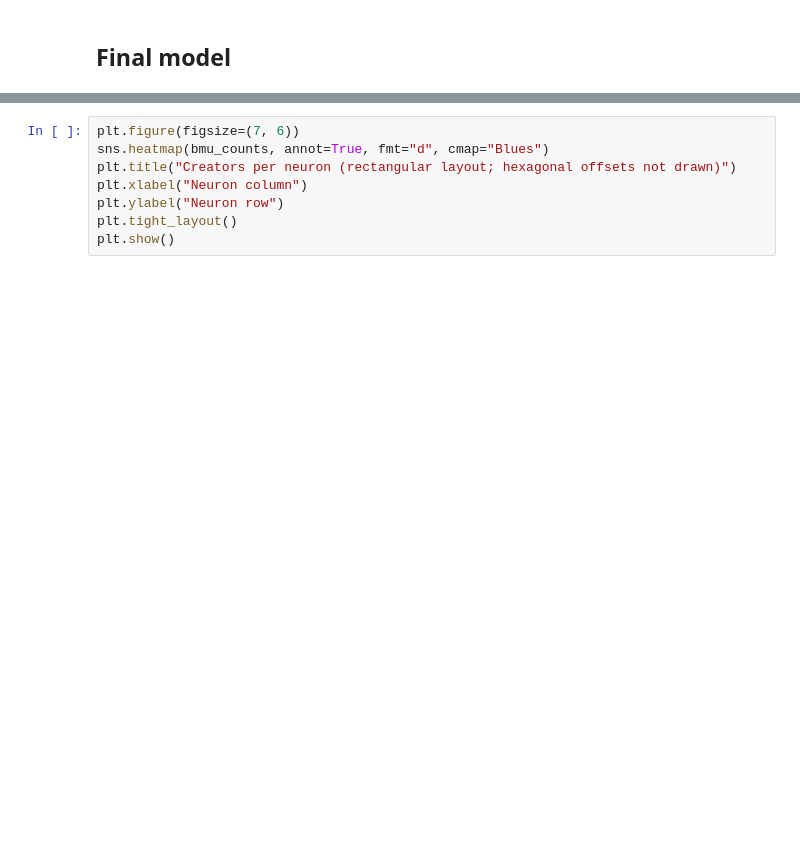
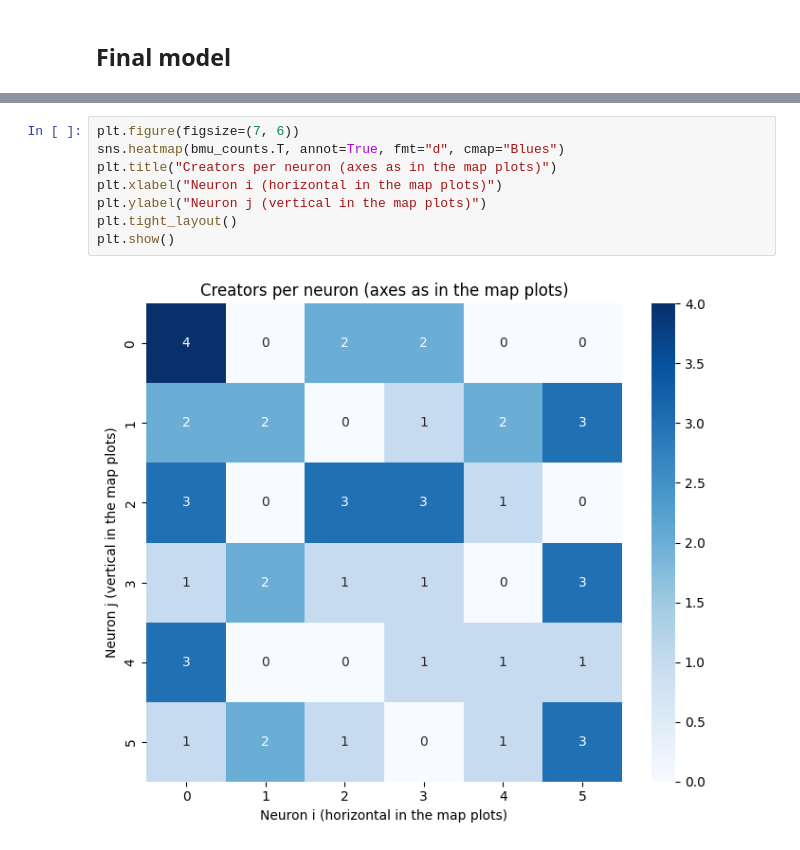
Before and after one commit to MarekMatrix/72.27-Delivery-4, a Jupyter notebook: notebooks/kohonen_tuning.ipynb, the cells around one changed output, grey strips where cells are left out. Saved outputs shown, nothing was run; the diff lists cells and outputs as text; blank space fills up the shorter version.

```diff
--- a/notebooks/kohonen_tuning.ipynb
+++ b/notebooks/kohonen_tuning.ipynb
@@ -97,8 +218,10 @@ visualize_u_matrix(u_matrix, grid_type=grid_type)
 # %%
 plt.figure(figsize=(7, 6))
-sns.heatmap(bmu_counts, annot=True, fmt="d", cmap="Blues")
-plt.title("Creators per neuron (rectangular layout; hexagonal offsets not drawn)")
-plt.xlabel("Neuron column")
-plt.ylabel("Neuron row")
+sns.heatmap(bmu_counts.T, annot=True, fmt="d", cmap="Blues")
+plt.title("Creators per neuron (axes as in the map plots)")
+plt.xlabel("Neuron i (horizontal in the map plots)")
+plt.ylabel("Neuron j (vertical in the map plots)")
 plt.tight_layout()
 plt.show()
+# %% [output]
+[figure, added]
```
Also changed, not shown: parts of 16 cells of this notebook, 2 other files.
